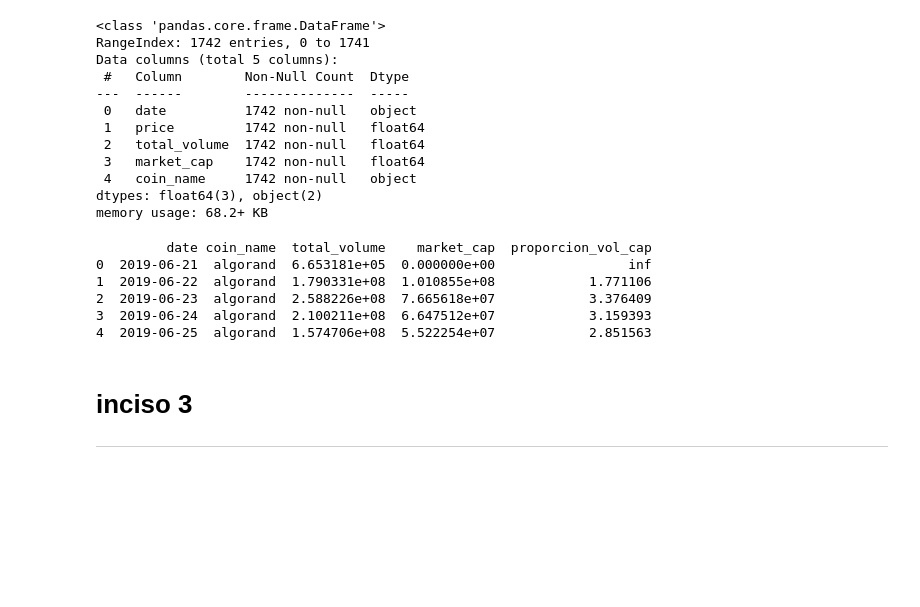
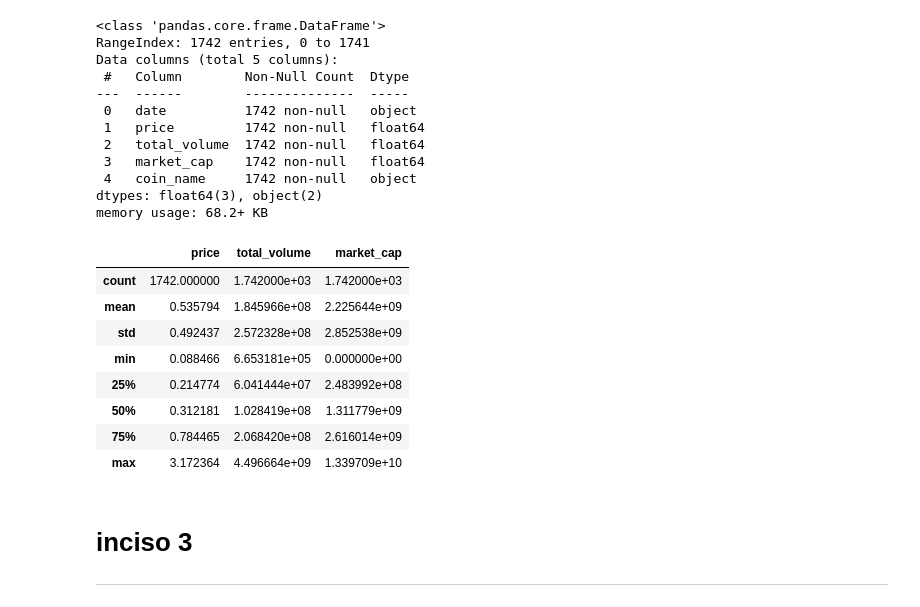
Before and after one commit to YairCarrito45/Proyecto1_2024_RuntimeRebels, a Jupyter notebook: proyecto.ipynb, the cells around one changed output. Drawn from its saved outputs; the diff is of its cells as text; code cells hidden in the pictures; blank space fills up the shorter version.

```diff
--- a/proyecto.ipynb
+++ b/proyecto.ipynb
@@ -44,15 +45,15 @@ Data columns (total 5 columns):
  4   coin_name     1742 non-null   object
 dtypes: float64(3), object(2)
 memory usage: 68.2+ KB
-# %%
-data['proporcion_vol_cap'] = data['total_volume'] / data['market_cap']
-
-# Ver las primeras filas con la nueva columna
-print(data[['date', 'coin_name', 'total_volume', 'market_cap', 'proporcion_vol_cap']].head())
-# %% [output]
-         date coin_name  total_volume    market_cap  proporcion_vol_cap
-0  2019-06-21  algorand  6.653181e+05  0.000000e+00                 inf
-1  2019-06-22  algorand  1.790331e+08  1.010855e+08            1.771106
-2  2019-06-23  algorand  2.588226e+08  7.665618e+07            3.376409
-3  2019-06-24  algorand  2.100211e+08  6.647512e+07            3.159393
-4  2019-06-25  algorand  1.574706e+08  5.522254e+07            2.851563
+# %%
+data.describe()
+# %% [output]
+|  | price | total_volume | market_cap |
+| count | 1742.000000 | 1.742000e+03 | 1.742000e+03 |
+| mean | 0.535794 | 1.845966e+08 | 2.225644e+09 |
+| std | 0.492437 | 2.572328e+08 | 2.852538e+09 |
+| min | 0.088466 | 6.653181e+05 | 0.000000e+00 |
+| 25% | 0.214774 | 6.041444e+07 | 2.483992e+08 |
+| 50% | 0.312181 | 1.028419e+08 | 1.311779e+09 |
+| 75% | 0.784465 | 2.068420e+08 | 2.616014e+09 |
+| max | 3.172364 | 4.496664e+09 | 1.339709e+10 |
```
Also changed, not shown: parts of 6 cells of this notebook.
